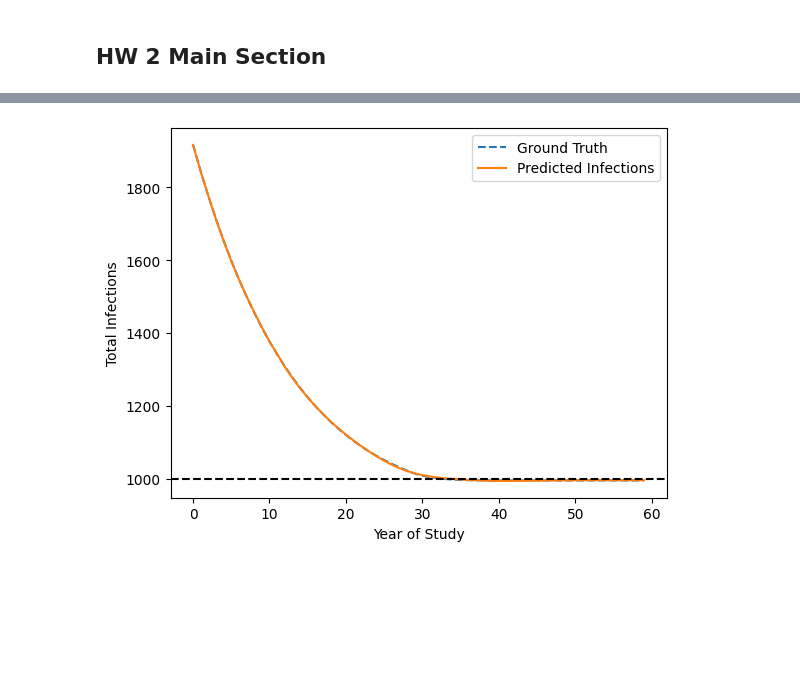
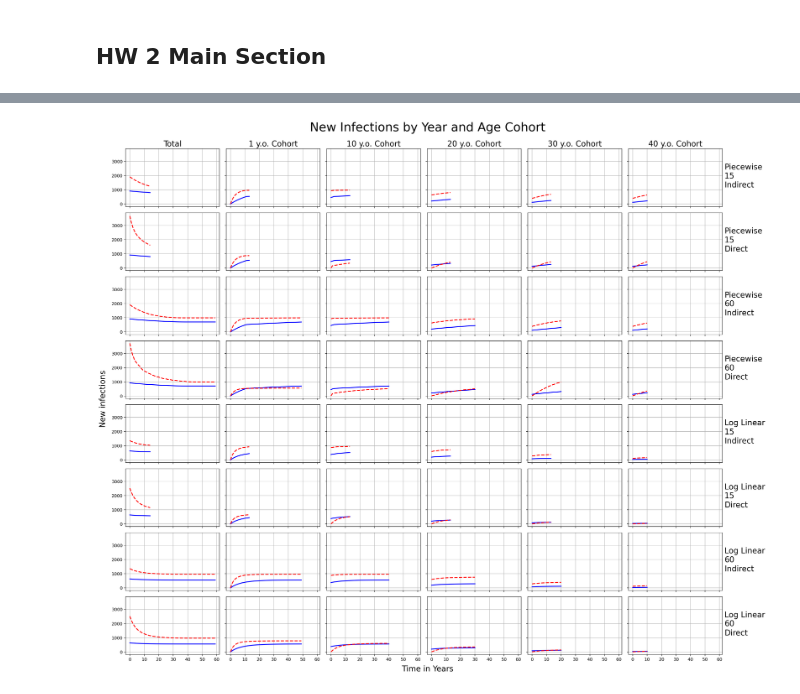
Before and after one commit to hunter-lybbert/uw-central, a Jupyter notebook: disease_dynamics/hw_02/hw02.ipynb, the cells around one changed output, grey strips where cells are left out. Drawn from its saved outputs; the diff is of its cells as text; code cells hidden in the pictures; blank space fills up the shorter version.

Commit message:
Save it.

```diff
--- a/disease_dynamics/hw_02/hw02.ipynb
+++ b/disease_dynamics/hw_02/hw02.ipynb
@@ -484 +37,7 @@ def plot_infections_by_age_cohort(
+# %%
+default_y_unobserved_years = 10
+
+curr_foi_method = ForceOfInfectionMethod.AGE_PIECEWISE
+curr_num_years = 60
+curr_init_susc_method = InitialSusceptibleMethod.INDIRECT
 # %%
@@ -501,18 +63,0 @@ age_piecewise_gt_2_point_0 = catalytic_model(
-# %%
-age_log_lin_gt = catalytic_model(
-    model_params=np.array([-1, -.1, np.log(10)]),
-    force_of_infection_method=ForceOfInfectionMethod.AGE_LOG_LIN_FORM,
-    initial_susceptible_method=InitialSusceptibleMethod.INDIRECT,
-    num_years=60,
-    include_births=True,
-    deterministic=True,
-)
-
-age_log_lin_gt_2_point_0 = catalytic_model(
-    model_params=np.array([-1, -.1]),
-    force_of_infection_method=ForceOfInfectionMethod.AGE_LOG_LIN_FORM,
-    initial_susceptible_method=InitialSusceptibleMethod.BASIC,
-    num_years=70,
-    include_births=True,
-    deterministic=True,
-)
@@ -547,4 +112,0 @@ plt.show()
-# %%
-direct_init_susc = np.insert(np.ones(MAX_AGE - 1)*np.log(900), 0, np.log(POPULATION_PER_AGE))
-params = np.array([np.log(0.3), np.log(0.05), logit(10/MAX_AGE), np.log(10)])
-total_params = np.concat([params, direct_init_susc])
@@ -604,12 +112,0 @@ predicted_res.shape, age_piecewise_gt.shape
-# %%
-plt.plot(get_infections_by_year(age_piecewise_gt, num_years=70)[10:], label="Ground Truth", linestyle='--')
-plt.plot(get_infections_by_year(predicted_res, num_years=70)[10:], label="Predicted Infections")
-# plt.plot(get_infections_by_year(age_log_lin_gt, num_years=70), label="FOI of the Log Linear Form")
-# plt.plot(get_infections_by_year(age_piecewise_gt_2_point_0, num_years=70), label="FOI of the Piecewise Form", linestyle='-.', c='r')
-plt.axhline(1000, color="black", linestyle="--")
-plt.ylabel("Total Infections")
-plt.xlabel("Year of Study")
-plt.legend()
-plt.show()
-# %% [output]
-[figure, removed]
@@ -617,0 +246,8 @@ plt.show()
+# %%
+plot_all_experiments(
+    ages=[-1, 0, 9, 19, 29, 39],
+    rho_observed_infections=0.25,
+    save_fig=True,
+)
+# %% [output]
+[figure, added]
```
Also changed, not shown: parts of 23 cells of this notebook, 6 other files.
